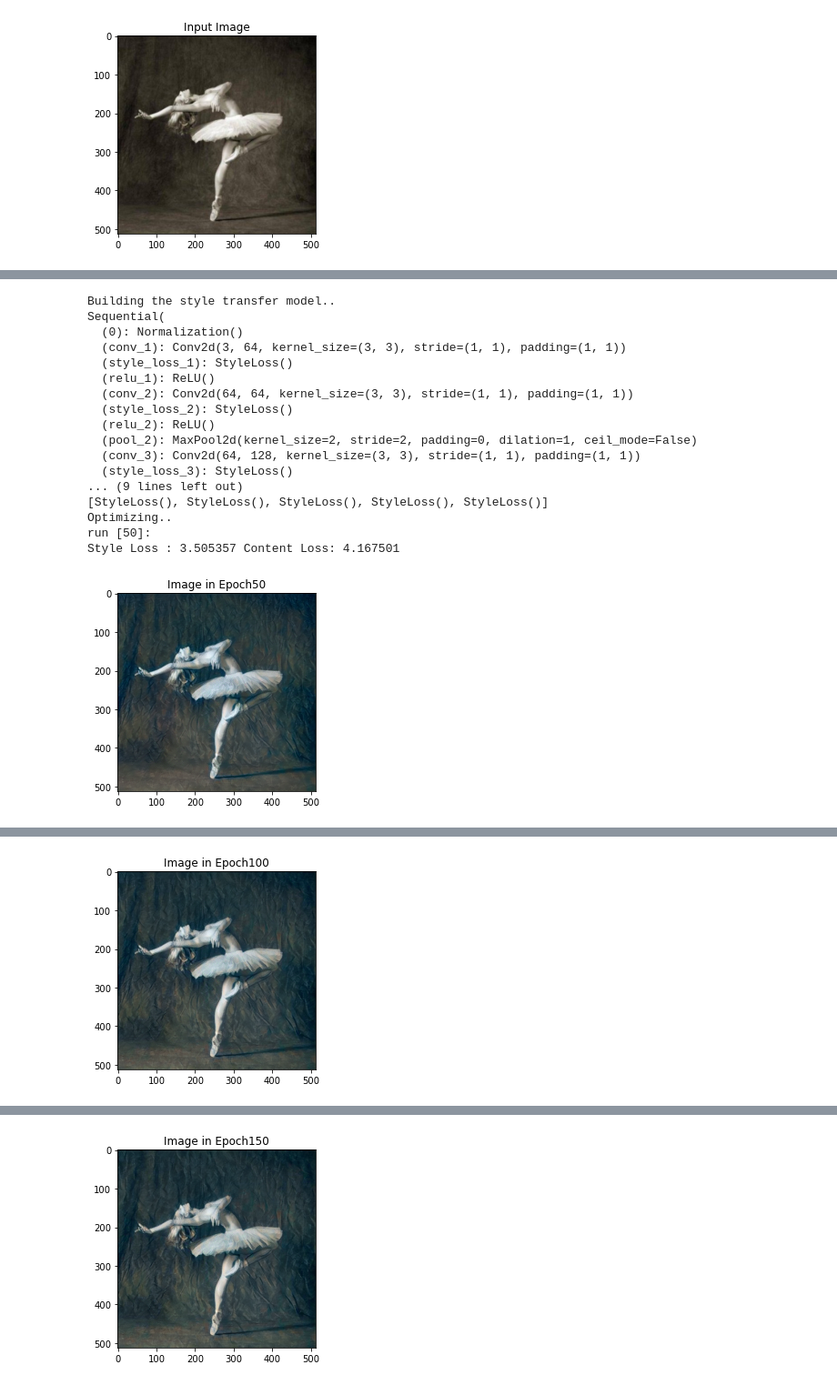
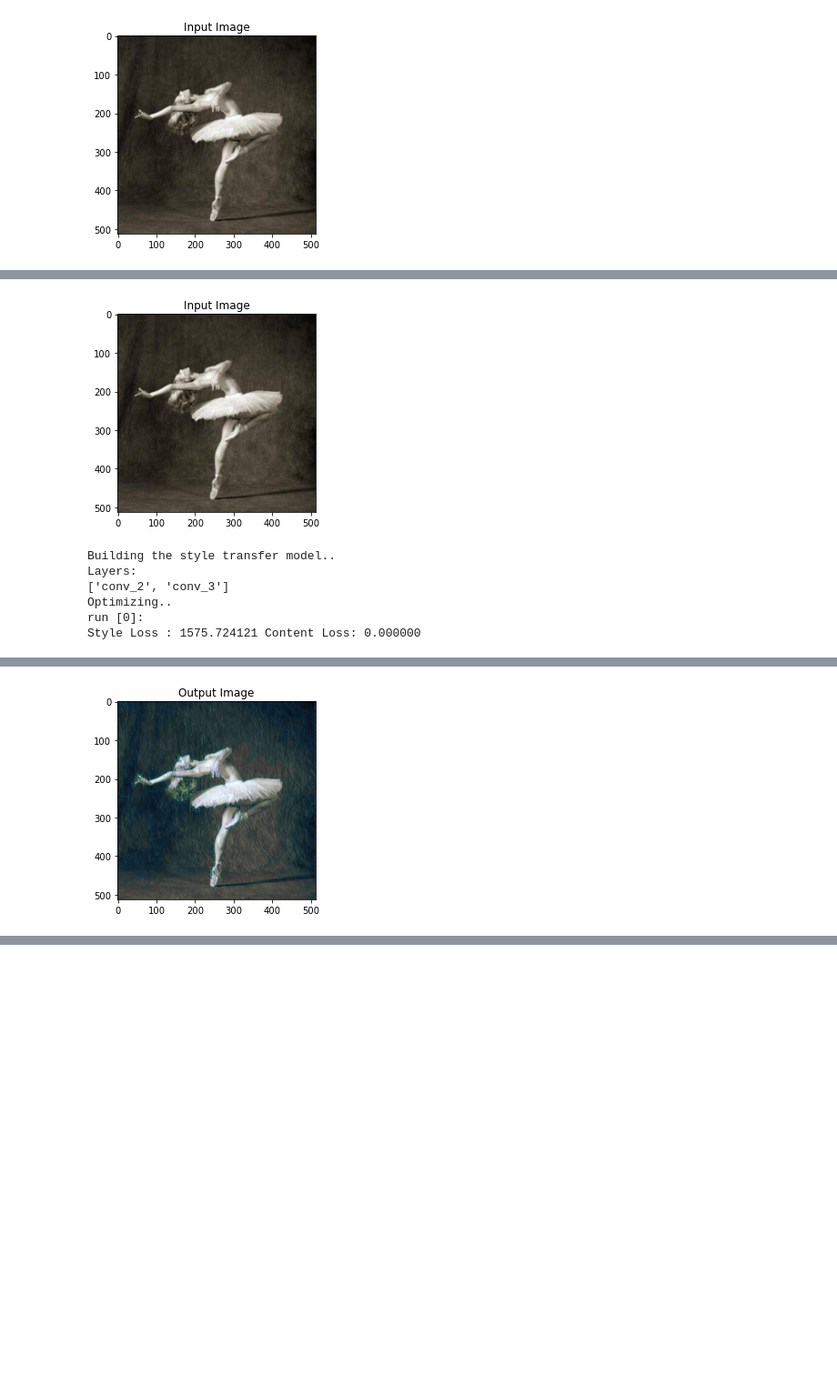
Before and after one commit to leemojiang/style_transfer, a Jupyter notebook: experiment/test.ipynb, the cells around one changed output, grey strips where cells are left out. Shown at 91% size. Cells and saved outputs as stored; diff of their text form; code cells hidden in the pictures; blank space fills up the shorter version.

```diff
--- a/experiment/test.ipynb
+++ b/experiment/test.ipynb
@@ -145,31 +285,22 @@ def run_style_transfer(cnn, normalization_mean, normalization_std,
 # %%
+#Experiment 2+
 
+input_img = content_img.clone()
+plt.figure()
+imshow(input_img, title='Input Image')
+
+content_layers_default = ['conv_1']
+style_layers_default = ['conv_2','conv_3']
 output = run_style_transfer(cnn, cnn_normalization_mean, cnn_normalization_std,
-                            content_img, style_img, input_img,num_steps=300,
-                       style_weight=1000000, content_weight=1)
-
+                            content_img, style_img, input_img,num_steps=1,
+                       style_weight=10000000, content_weight=1)
 plt.figure()
 imshow(output, title='Output Image')
-
-# sphinx_gallery_thumbnail_number = 4
-plt.ioff()
-plt.show()
 # %% [output]
+[figure, new version]
 Building the style transfer model..
-Sequential(
-  (0): Normalization()
-  (conv_1): Conv2d(3, 64, kernel_size=(3, 3), stride=(1, 1), padding=(1, 1))
-  (style_loss_1): StyleLoss()
-  (relu_1): ReLU()
-  (conv_2): Conv2d(64, 64, kernel_size=(3, 3), stride=(1, 1), padding=(1, 1))
-  (style_loss_2): StyleLoss()
-  (relu_2): ReLU()
-  (pool_2): MaxPool2d(kernel_size=2, stride=2, padding=0, dilation=1, ceil_mode=False)
-  (conv_3): Conv2d(64, 128, kernel_size=(3, 3), stride=(1, 1), padding=(1, 1))
-  (style_loss_3): StyleLoss()
-... (9 lines left out)
-[StyleLoss(), StyleLoss(), StyleLoss(), StyleLoss(), StyleLoss()]
+Layers:
+['conv_2', 'conv_3']
 Optimizing..
-run [50]:
-Style Loss : 3.505357 Content Loss: 4.167501
+run [0]:
+Style Loss : 1575.724121 Content Loss: 0.000000
-[figure, old version]
@@ -178 +307 @@ Style Loss : 0.973602 Content Loss: 2.958724
-[figure, old version]
+[figure, new version]
@@ -181 +307,0 @@ Style Loss : 0.503413 Content Loss: 2.618155
-[figure, removed]
```
Also changed, not shown: parts of 11 cells of this notebook.
